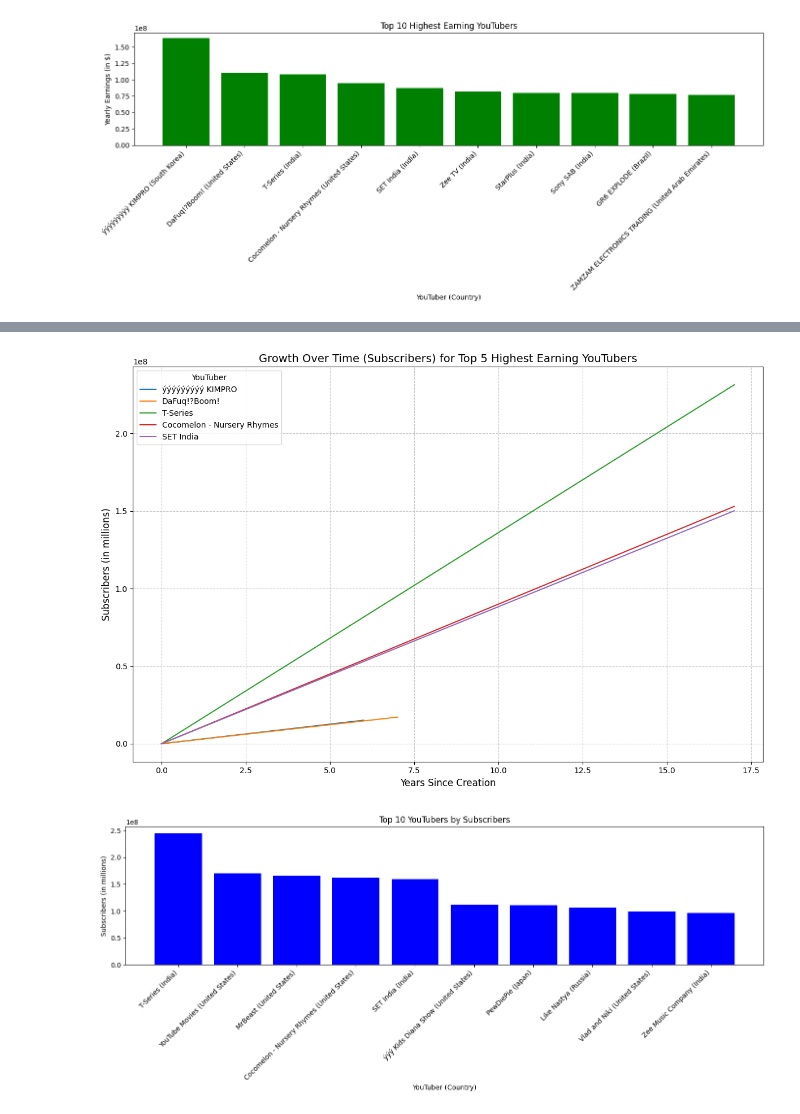
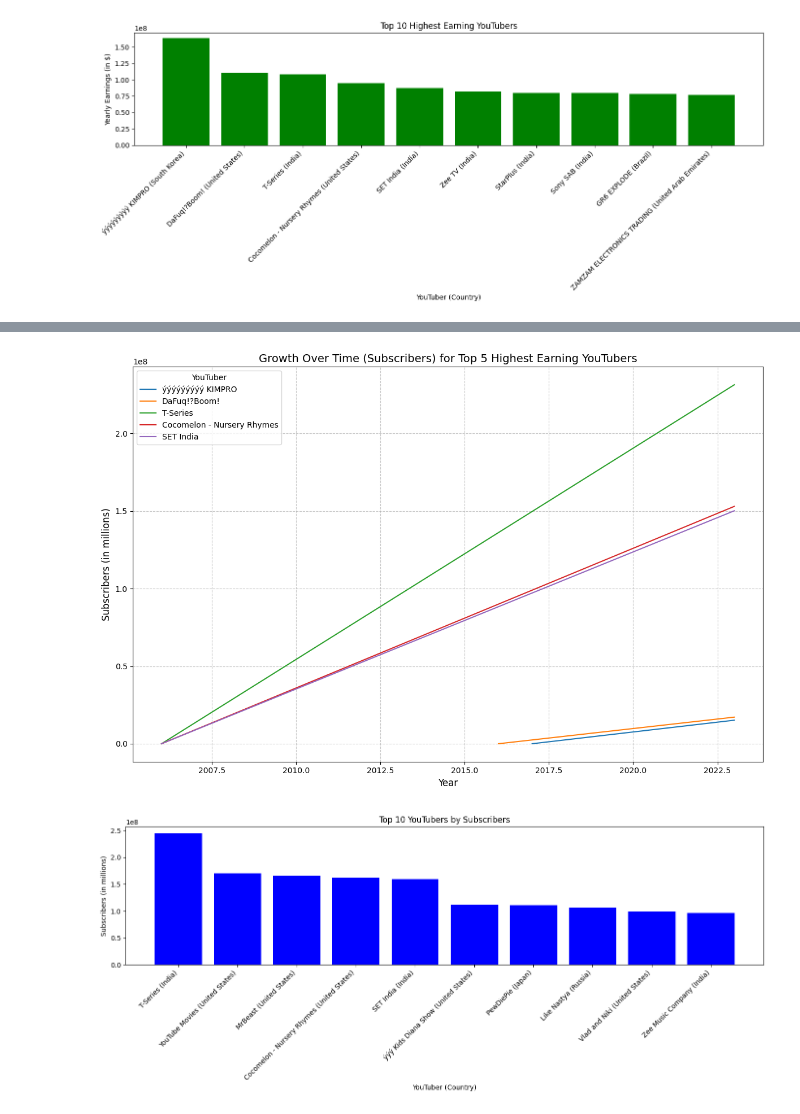
Before and after one commit to bonareri/Python-Data-Analysis, a Jupyter notebook: Global_Youtube_statistics.ipynb, the cells around one changed output, grey strips where cells are left out. Drawn from its saved outputs; the diff is of its cells as text; code cells hidden in the pictures.

```diff
--- a/Global_Youtube_statistics.ipynb
+++ b/Global_Youtube_statistics.ipynb
@@ -314,5 +314,10 @@ for i, (earnings, category) in enumerate(zip(top_earning['highest_yearly_earning
 
 plt.tight_layout()
 plt.show()
+
+# Print the names of the YouTubers and their categories
+print("Top 5 Highest Earning YouTubers and their Categories:")
+for i, row in top_earning.iterrows():
+    print(f"{row['Youtuber']} - Category: {row['category']}")
 # %% [output]
 [figure]
@@ -319,31 +342,33 @@ plt.show()
 # %%
+import math
+
 # Filter the data for the top 5 highest-earning YouTubers
 top_earning = youtube.sort_values(by='highest_yearly_earnings', ascending=False).head(5)
 
 # Mock growth data: Use created_year and current subscribers for linear interpolation
-# Assuming linear growth over time for demonstration
 growth_data = []
 for _, row in top_earning.iterrows():
-    years_since_creation = range(0, 2024 - int(row['created_year']))  # Years since creation (0 to current year)
+    # Extract the year and convert to integer (remove the decimal part)
+    years = list(range(int(math.floor(row['created_year'])), 2024))  # Remove decimal part using floor
     subscribers_per_year = row['subscribers'] / (2024 - row['created_year'])
-    yearly_subscribers = [subscribers_per_year * year for year in years_since_creation]
-    growth_data.append((row['Youtuber'], years_since_creation, yearly_subscribers))
+    yearly_subscribers = [subscribers_per_year * (year - row['created_year']) for year in years]
+    growth_data.append((row['Youtuber'], years, yearly_subscribers))
 
-# Plot growth over time
+# Plot growth over time using actual years from 'created_year'
 plt.figure(figsize=(12, 8))
-for youtuber, years_since_creation, yearly_subscribers in growth_data:
-    plt.plot(years_since_creation, yearly_subscribers, label=youtuber)
+for youtuber, years, yearly_subscribers in growth_data:
+    plt.plot(years, yearly_subscribers, label=youtuber)
 
 # Add chart elements
 plt.title('Growth Over Time (Subscribers) for Top 5 Highest Earning YouTubers', fontsize=14)
-plt.xlabel('Years Since Creation', fontsize=12)
+plt.xlabel('Year', fontsize=12)
 plt.ylabel('Subscribers (in millions)', fontsize=12)
 plt.legend(title='YouTuber', fontsize=10)
 plt.grid(True, linestyle='--', alpha=0.7)
 plt.tight_layout()
 plt.show()
 # %% [output]
-[figure, old version]
+[figure, new version]
 # %%
 # Sort data to get the highest subscriber counts
 top_subscribers = youtube.sort_values(by='subscribers', ascending=False).head(10)
```
Also changed, not shown: parts of 6 cells of this notebook.
